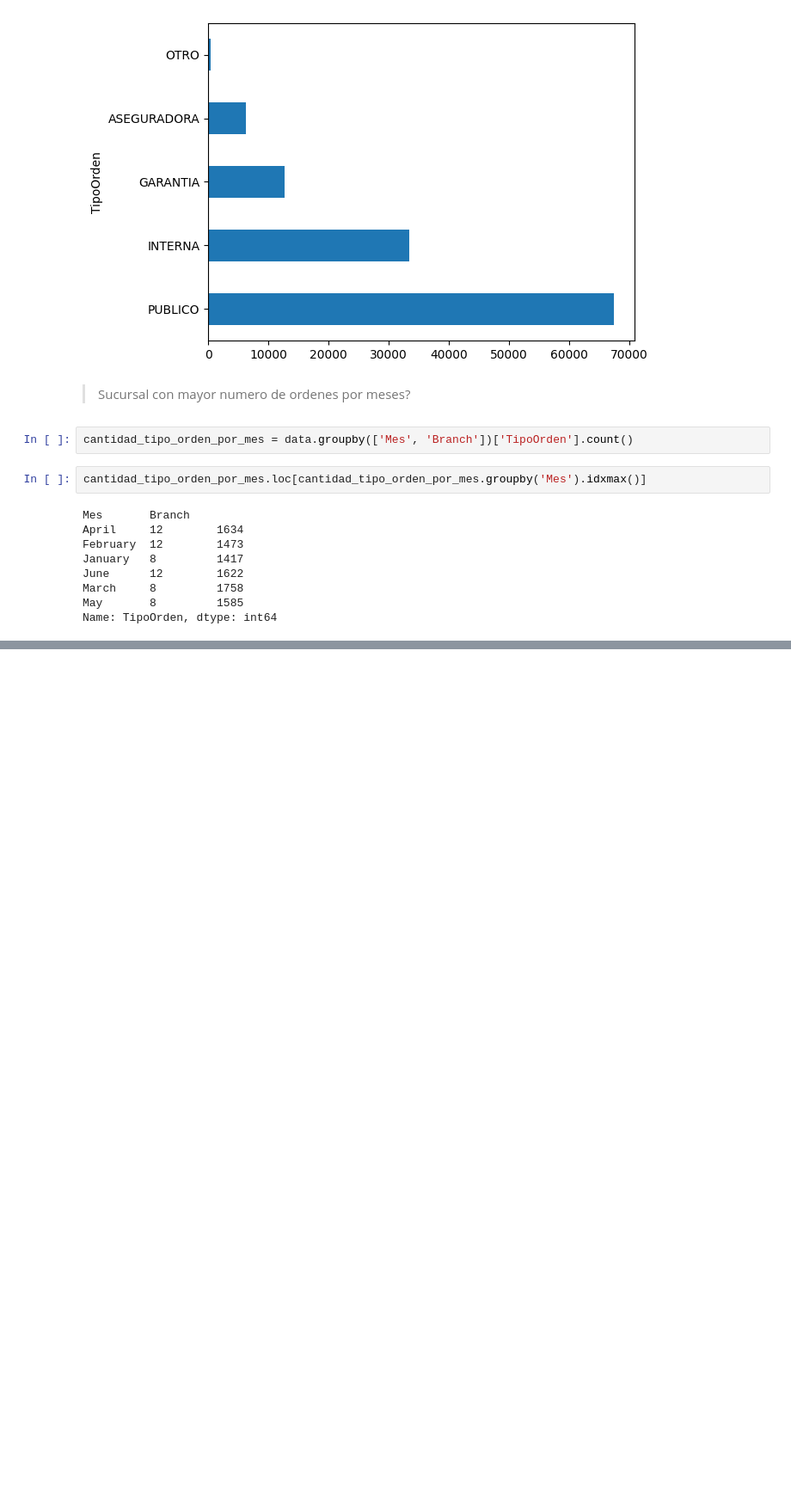
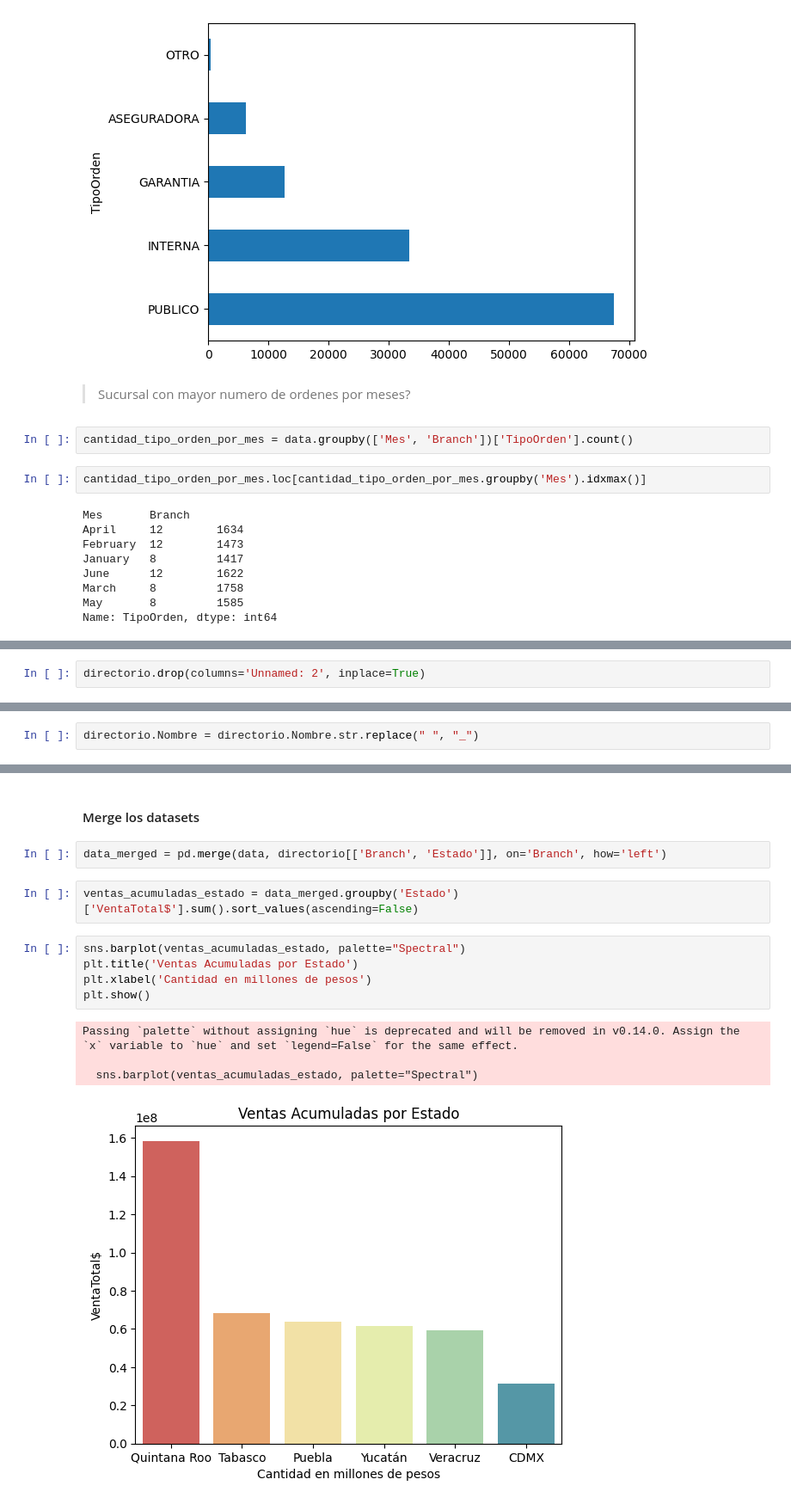
Before and after one commit to DRPproton/dealer_analysis, a Jupyter notebook: prueba.ipynb, the cells around one changed output, grey strips where cells are left out. Shown at 86% size. Saved outputs shown, nothing was run; the diff lists cells and outputs as text; blank space fills up the shorter version.

```diff
--- a/prueba.ipynb
+++ b/prueba.ipynb
@@ -729,0 +749,2 @@ Name: TipoOrden, dtype: int64
+# %%
+directorio.drop(columns='Unnamed: 2', inplace=True)
@@ -729,0 +760,2 @@ Name: TipoOrden, dtype: int64
+# %%
+directorio.Nombre = directorio.Nombre.str.replace(" ", "_")
@@ -729,0 +769,16 @@ Name: TipoOrden, dtype: int64
+# %% [markdown]
+#### Merge los datasets
+# %%
+data_merged = pd.merge(data, directorio[['Branch', 'Estado']], on='Branch', how='left')
+# %%
+ventas_acumuladas_estado = data_merged.groupby('Estado')['VentaTotal$'].sum().sort_values(ascending=False)
+# %%
+sns.barplot(ventas_acumuladas_estado, palette="Spectral")
+plt.title('Ventas Acumuladas por Estado')
+plt.xlabel('Cantidad en millones de pesos')
+plt.show()
+# %% [output]
+Passing `palette` without assigning `hue` is deprecated and will be removed in v0.14.0. Assign the `x` variable to `hue` and set `legend=False` for the same effect.
+
+  sns.barplot(ventas_acumuladas_estado, palette="Spectral")
+[figure, added]
```
Also changed, not shown: parts of 16 cells of this notebook.
